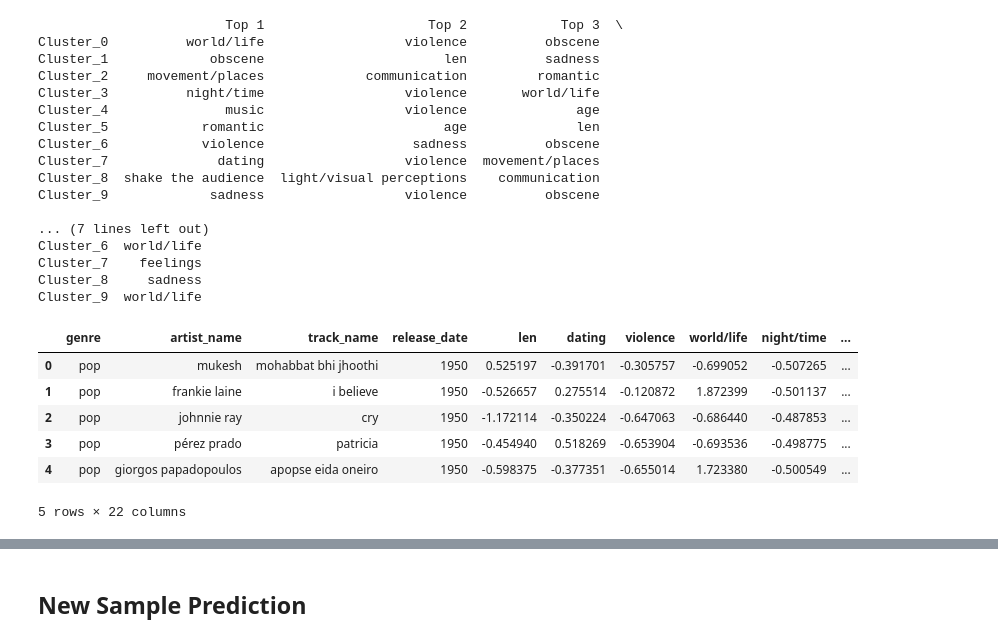
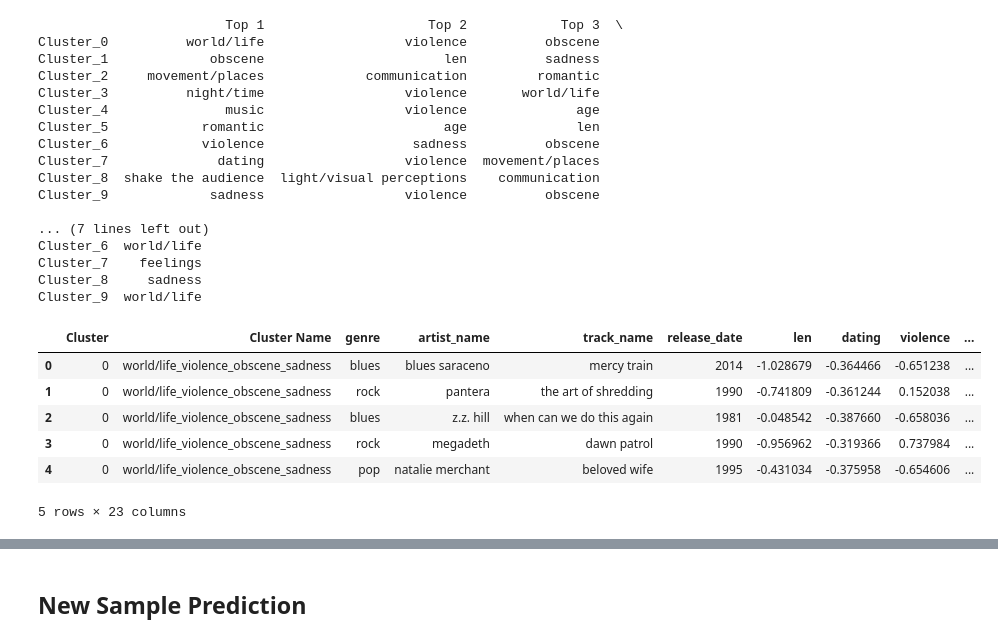
Before and after one commit to ricardijj1/TLAB-Music-Recommendation, a Jupyter notebook: Code/Modeling.ipynb, the cells around one changed output, grey strips where cells are left out. Cells and saved outputs as stored; diff of their text form; code cells hidden in the pictures.

```diff
--- a/Code/Modeling.ipynb
+++ b/Code/Modeling.ipynb
@@ -306,21 +285,46 @@ top_features_df = top_features_df[['Cluster Name', 'Top 1', 'Top 2', 'Top 3', 'T
-# %%
-cleaned_df = pd.DataFrame(X1_scaled, columns=feature_names)
-cleaned_df['Cluster'] = labels
-
-df2 = pd.read_csv("/Users/sa21/Desktop/TLAB-Music-Recommendation/Data/raw/train.csv")
-label = df2[['genre', 'artist_name', 'track_name', 'release_date']]
-
-final_df = pd.concat([label, cleaned_df], axis=1)
-
-final_df.head()
-# %% [output]
-|  | genre | artist_name | track_name | release_date | len | dating | violence | world/life | night/time | ... |
-| 0 | pop | mukesh | mohabbat bhi jhoothi | 1950 | 0.525197 | -0.391701 | -0.305757 | -0.699052 | -0.507265 | ... |
-| 1 | pop | frankie laine | i believe | 1950 | -0.526657 | 0.275514 | -0.120872 | 1.872399 | -0.501137 | ... |
-| 2 | pop | johnnie ray | cry | 1950 | -1.172114 | -0.350224 | -0.647063 | -0.686440 | -0.487853 | ... |
-| 3 | pop | pérez prado | patricia | 1950 | -0.454940 | 0.518269 | -0.653904 | -0.693536 | -0.498775 | ... |
-| 4 | pop | giorgos papadopoulos | apopse eida oneiro | 1950 | -0.598375 | -0.377351 | -0.655014 | 1.723380 | -0.500549 | ... |
-5 rows × 22 columns
+# %%
+cleaned_df = pd.DataFrame(X1_scaled, columns=feature_names)
+cleaned_df['Cluster'] = labels
+
+cluster_names = {
+    0: 'world/life_violence_obscene_sadness',
+    1: 'obscene_len_sadness_age',
+    2: 'movement/places_communication_romantic_sadness',
+    3: 'night/time_violence_world/life_sadness',
+    4: 'music_violence_age_world/life',
+    5: 'romantic_age_len_violence',
+    6: 'violence_sadness_obscene_world/life',
+    7: 'dating_violence_movement/places_feelings',
+    8: 'shake the audience_light/visual perceptions_communication_sadness',
+    9: 'sadness_violence_obscene_world/life',
+}
+# Map cluster numbers to names
+cleaned_df['Cluster Name'] = cleaned_df['Cluster'].map(cluster_names)
+
+# Load metadata (columns that exist in your raw data)
+df2 = pd.read_csv("/Users/sa21/Desktop/TLAB-Music-Recommendation/Data/raw/train.csv")
+label = df2[['genre', 'artist_name', 'track_name', 'release_date']]
+
+# Combine metadata and model results
+final_df = pd.concat([label.reset_index(drop=True), cleaned_df.reset_index(drop=True)], axis=1)
+
+# Reorder columns to put Cluster and Cluster Name first
+ordered_cols = ['Cluster', 'Cluster Name'] + [col for col in final_df.columns if col not in ['Cluster', 'Cluster Name']]
+final_df = final_df[ordered_cols]
+
+# Sort by cluster number
+final_df = final_df.sort_values(by='Cluster').reset_index(drop=True)
+
+# Preview result
+final_df.head()
+# %% [output]
+|  | Cluster | Cluster Name | genre | artist_name | track_name | release_date | len | dating | violence | ... |
+| 0 | 0 | world/life_violence_obscene_sadness | blues | blues saraceno | mercy train | 2014 | -1.028679 | -0.364466 | -0.651238 | ... |
+| 1 | 0 | world/life_violence_obscene_sadness | rock | pantera | the art of shredding | 1990 | -0.741809 | -0.361244 | 0.152038 | ... |
+| 2 | 0 | world/life_violence_obscene_sadness | blues | z.z. hill | when can we do this again | 1981 | -0.048542 | -0.387660 | -0.658036 | ... |
+| 3 | 0 | world/life_violence_obscene_sadness | rock | megadeth | dawn patrol | 1990 | -0.956962 | -0.319366 | 0.737984 | ... |
+| 4 | 0 | world/life_violence_obscene_sadness | pop | natalie merchant | beloved wife | 1995 | -0.431034 | -0.375958 | -0.654606 | ... |
+5 rows × 23 columns
 # %%
 # Filter songs that belong to Cluster 5
 cluster_5_songs = final_df[final_df['Cluster'] == 5]
```
Also changed, not shown: parts of 3 cells of this notebook, 3 other files.
